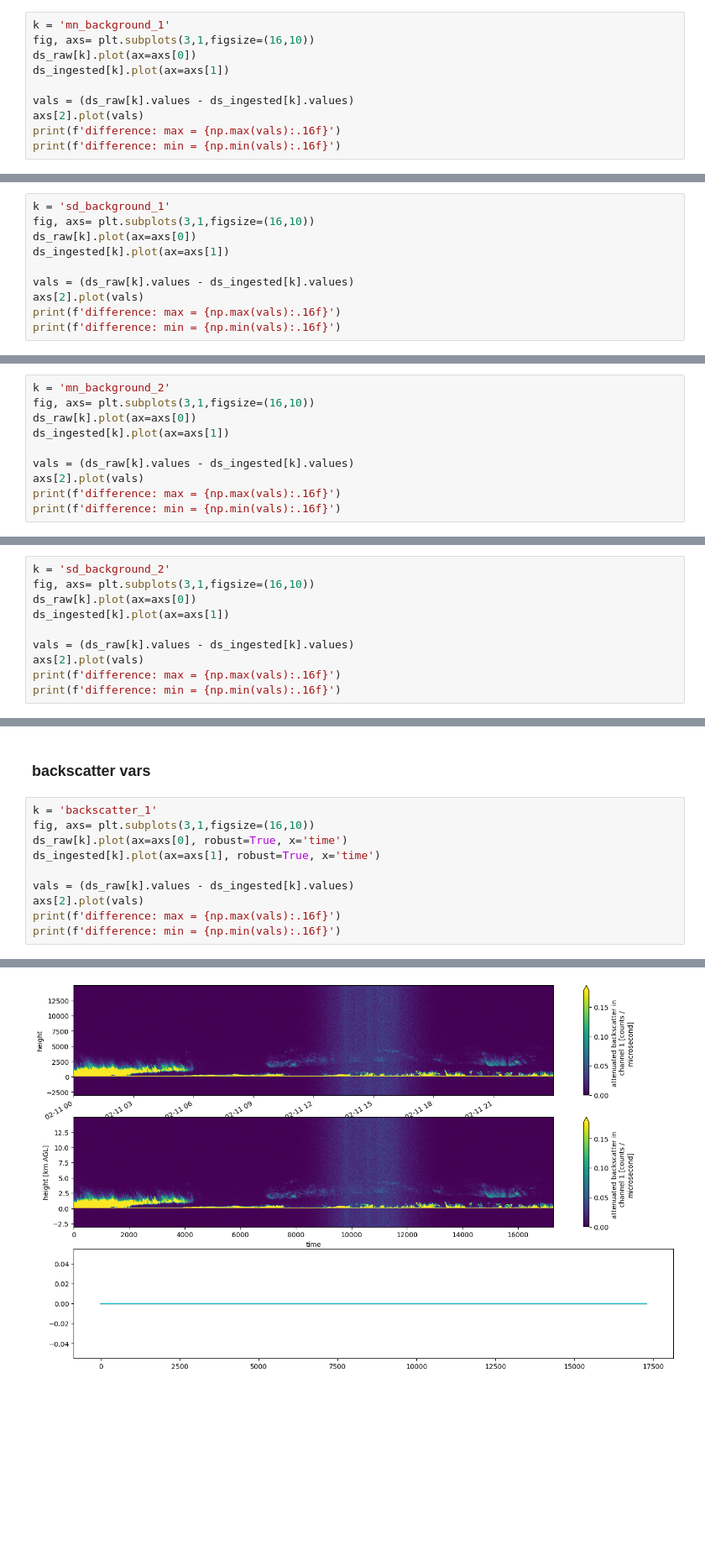
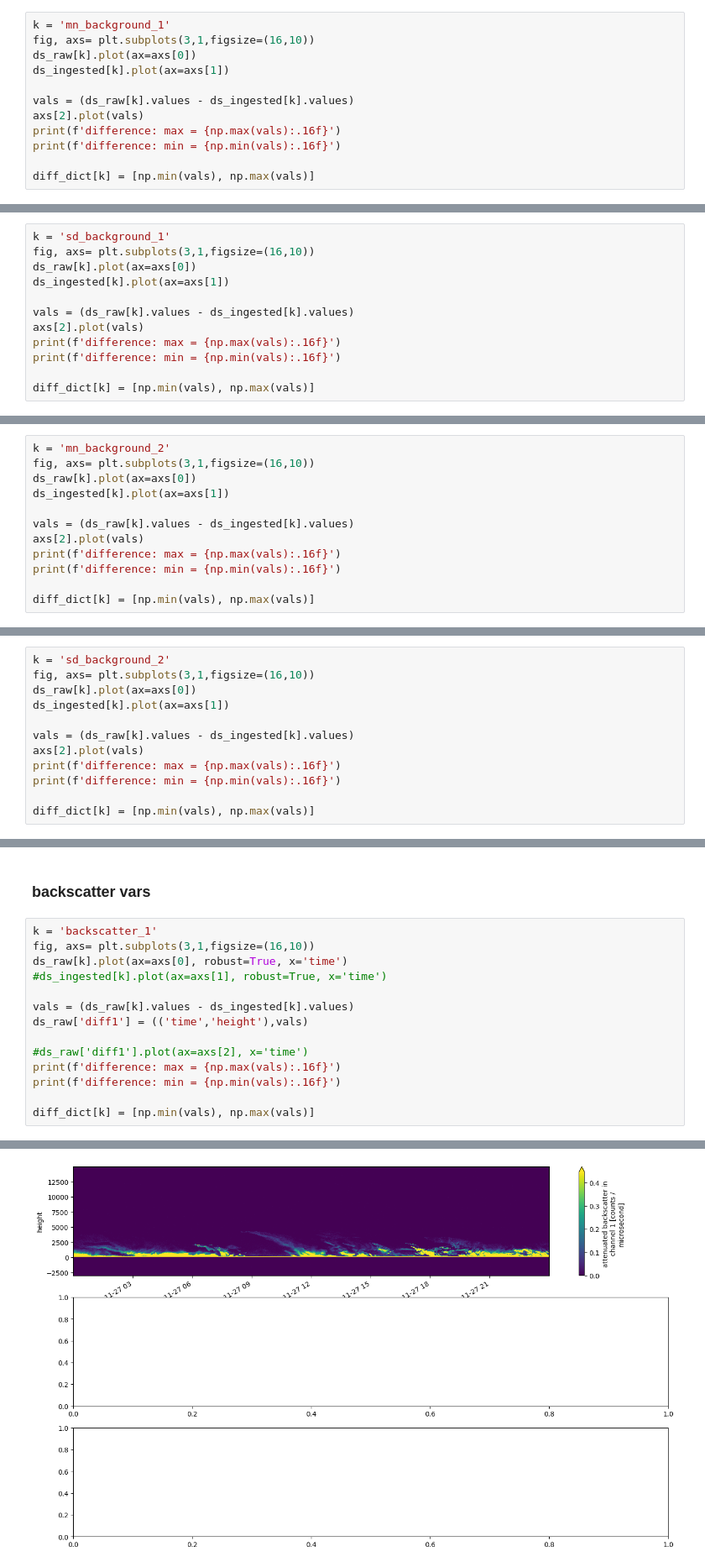
Before and after one commit to DAndrewA/ICESat2, a Jupyter notebook: src/mpl/test_raw_to_ingested.ipynb, the cells around one changed output, grey strips where cells are left out. Shown at 84% size. Cells and saved outputs as stored; diff of their text form; blank space fills up the shorter version.

Commit message:
raw_to_ingested: attributes added to files, working

```diff
--- a/src/mpl/test_raw_to_ingested.ipynb
+++ b/src/mpl/test_raw_to_ingested.ipynb
@@ -257,6 +278,8 @@ vals = (ds_raw[k].values - ds_ingested[k].values)
 axs[2].plot(vals)
 print(f'difference: max = {np.max(vals):.16f}')
 print(f'difference: min = {np.min(vals):.16f}')
+
+diff_dict[k] = [np.min(vals), np.max(vals)]
 # %% [output]
 difference: max = 0.0000000000000000
 difference: min = 0.0000000000000000
@@ -271,6 +294,8 @@ vals = (ds_raw[k].values - ds_ingested[k].values)
 axs[2].plot(vals)
 print(f'difference: max = {np.max(vals):.16f}')
 print(f'difference: min = {np.min(vals):.16f}')
+
+diff_dict[k] = [np.min(vals), np.max(vals)]
 # %% [output]
 difference: max = 0.0000000000000000
 difference: min = 0.0000000000000000
@@ -285,6 +310,8 @@ vals = (ds_raw[k].values - ds_ingested[k].values)
 axs[2].plot(vals)
 print(f'difference: max = {np.max(vals):.16f}')
 print(f'difference: min = {np.min(vals):.16f}')
+
+diff_dict[k] = [np.min(vals), np.max(vals)]
 # %% [output]
 difference: max = 0.0000000000000000
 difference: min = 0.0000000000000000
@@ -299,6 +326,8 @@ vals = (ds_raw[k].values - ds_ingested[k].values)
 axs[2].plot(vals)
 print(f'difference: max = {np.max(vals):.16f}')
 print(f'difference: min = {np.min(vals):.16f}')
+
+diff_dict[k] = [np.min(vals), np.max(vals)]
 # %% [output]
 difference: max = 0.0000000000000000
 difference: min = 0.0000000000000000
@@ -308,17 +337,21 @@ difference: min = 0.0000000000000000
 # %%
 k = 'backscatter_1'
 fig, axs= plt.subplots(3,1,figsize=(16,10))
 ds_raw[k].plot(ax=axs[0], robust=True, x='time')
-ds_ingested[k].plot(ax=axs[1], robust=True, x='time')
+#ds_ingested[k].plot(ax=axs[1], robust=True, x='time')
 
 vals = (ds_raw[k].values - ds_ingested[k].values)
-axs[2].plot(vals)
+ds_raw['diff1'] = (('time','height'),vals)
+
+#ds_raw['diff1'].plot(ax=axs[2], x='time')
 print(f'difference: max = {np.max(vals):.16f}')
 print(f'difference: min = {np.min(vals):.16f}')
+
+diff_dict[k] = [np.min(vals), np.max(vals)]
 # %% [output]
 difference: max = 0.0000000000000000
 difference: min = 0.0000000000000000
-[figure, old version]
+[figure, new version]
 # %%
 k = 'backscatter_2'
 fig, axs= plt.subplots(3,1,figsize=(16,10))
```
Also changed, not shown: parts of 26 cells of this notebook, 1 other file.
